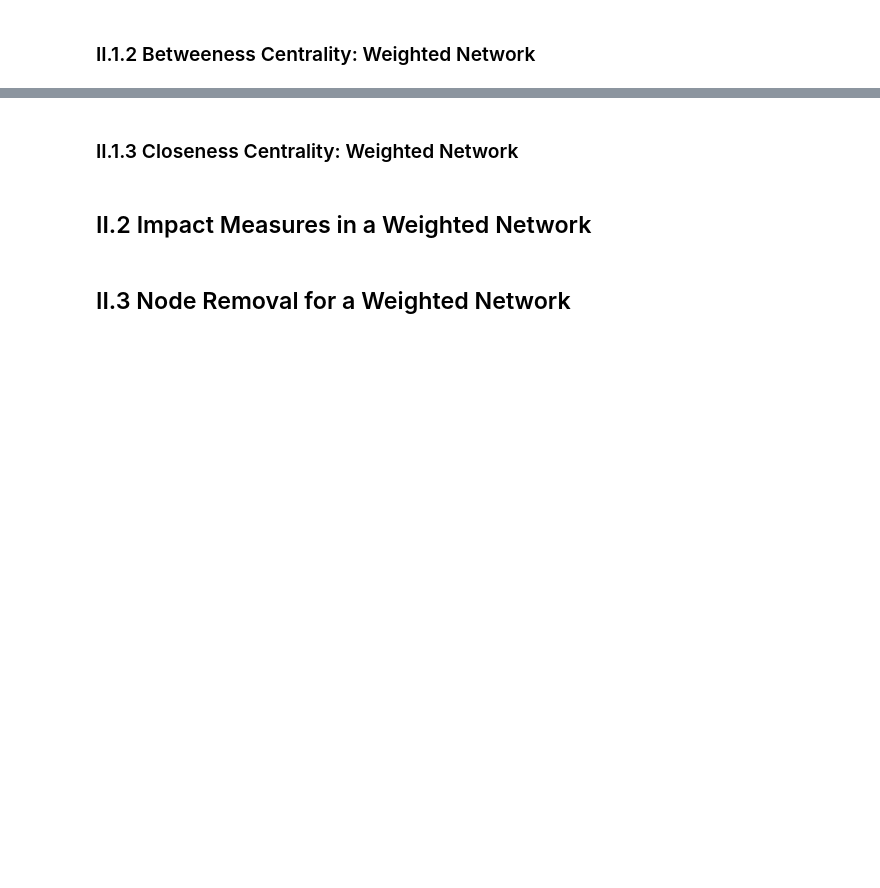
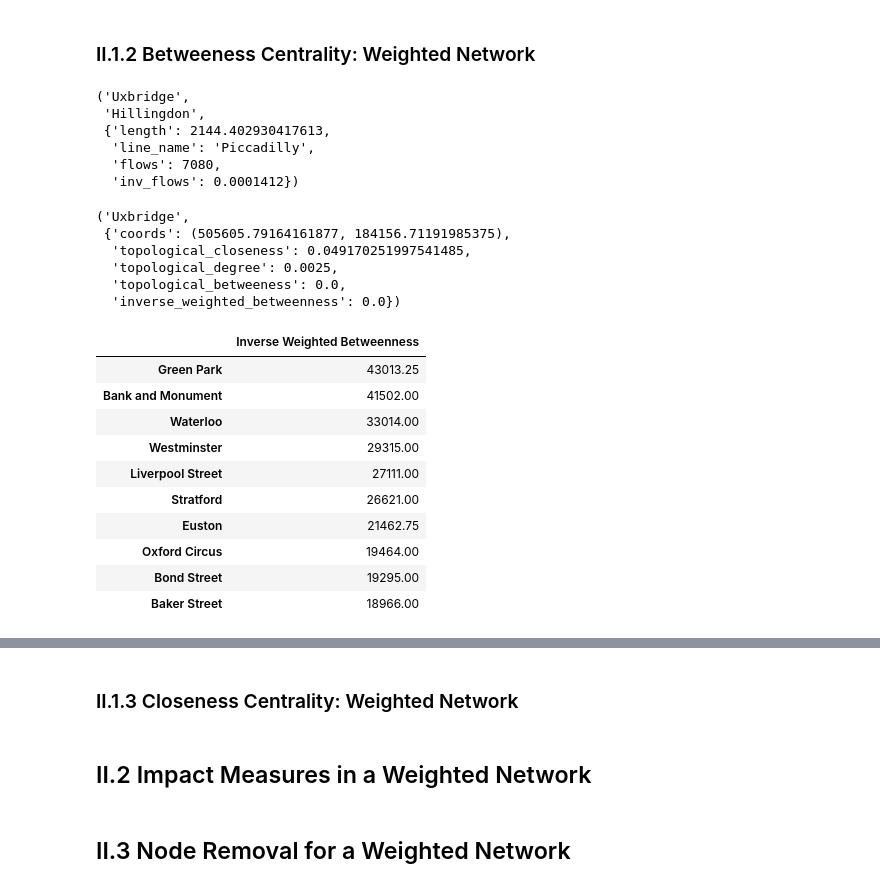
Before and after one commit to NikhilSDesai/UrbanSimulation, a Jupyter notebook: Final_Assessment.ipynb, the cells around one changed output, grey strips where cells are left out. Cells and saved outputs as stored; diff of their text form; code cells hidden in the pictures; blank space fills up the shorter version.

```diff
--- a/Final_Assessment.ipynb
+++ b/Final_Assessment.ipynb
@@ -1314,2 +1432,46 @@ In section II.3 we are asked to remove the top **3** nodes from the top performi
 # %% [markdown]
 ### II.1.2 Betweeness Centrality: Weighted Network
+# %%
+# looks good -> move into next stage of analysis
+# use new attributes to calc betweenness of each node
+weighted_betweeness = nx.betweenness_centrality(G_weighted, weight="inv_flows", normalized=False)
+
+# add 'inverse_weighted_betweeness' to nodes
+nx.set_node_attributes(G_weighted, weighted_betweeness, "inverse_weighted_betweenness")
+
+list(G_weighted.edges(data=True))[0]
+# %% [output]
+('Uxbridge',
+ 'Hillingdon',
+ {'length': 2144.402930417613,
+  'line_name': 'Piccadilly',
+  'flows': 7080,
+  'inv_flows': 0.0001412})
+# %%
+list(G_weighted.nodes(data=True))[0]
+# %% [output]
+('Uxbridge',
+ {'coords': (505605.79164161877, 184156.71191985375),
+  'topological_closeness': 0.049170251997541485,
+  'topological_degree': 0.0025,
+  'topological_betweeness': 0.0,
+  'inverse_weighted_betweenness': 0.0})
+# %%
+# print weighted betweeness
+df_weighted_betweeness = pd.DataFrame.from_dict(
+    weighted_betweeness, columns=["Inverse Weighted Betweenness"], orient="index")
+df_weighted_betweeness = df_weighted_betweeness.sort_values(
+    ["Inverse Weighted Betweenness"], ascending=False)
+df_weighted_betweeness[0:10]
+# %% [output]
+|  | Inverse Weighted Betweenness |
+| Green Park | 43013.25 |
+| Bank and Monument | 41502.00 |
+| Waterloo | 33014.00 |
+| Westminster | 29315.00 |
+| Liverpool Street | 27111.00 |
+| Stratford | 26621.00 |
+| Euston | 21462.75 |
+| Oxford Circus | 19464.00 |
+| Bond Street | 19295.00 |
+| Baker Street | 18966.00 |
```
Also changed, not shown: parts of 14 cells of this notebook.
